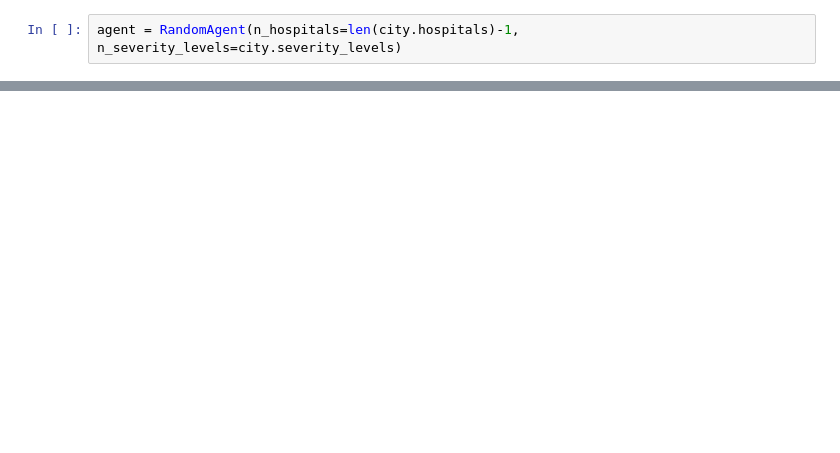
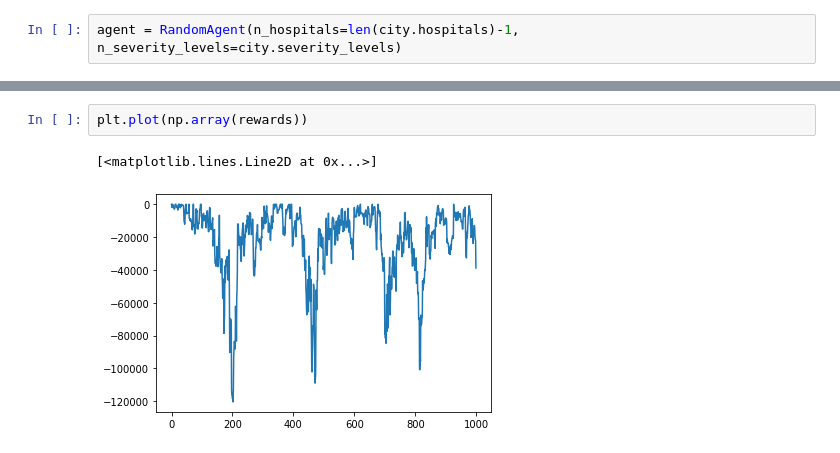
Before and after one commit to ebasanez/samur.ai, a Jupyter notebook: src/test_environment.ipynb, the cells around one changed output, grey strips where cells are left out. Cells and saved outputs as stored; diff of their text form; blank space fills up the shorter version.

```diff
--- a/src/test_environment.ipynb
+++ b/src/test_environment.ipynb
@@ -43,0 +59,5 @@ datetime.datetime(2020, 1, 7, 22, 40)
+# %%
+plt.plot(np.array(rewards))
+# %% [output]
+[<matplotlib.lines.Line2D at 0x...>]
+[figure, added]
```
Also changed, not shown: parts of 8 cells of this notebook.
